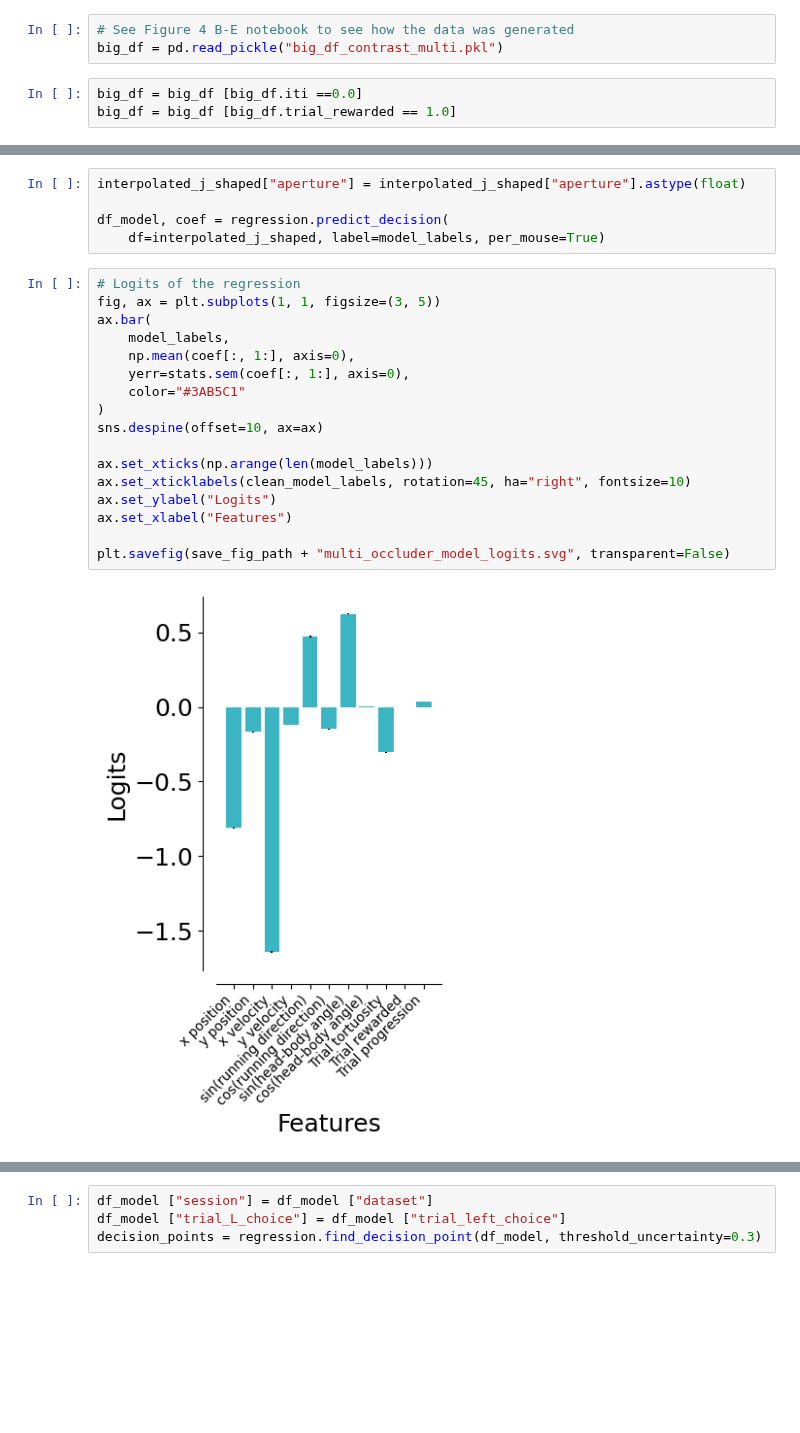
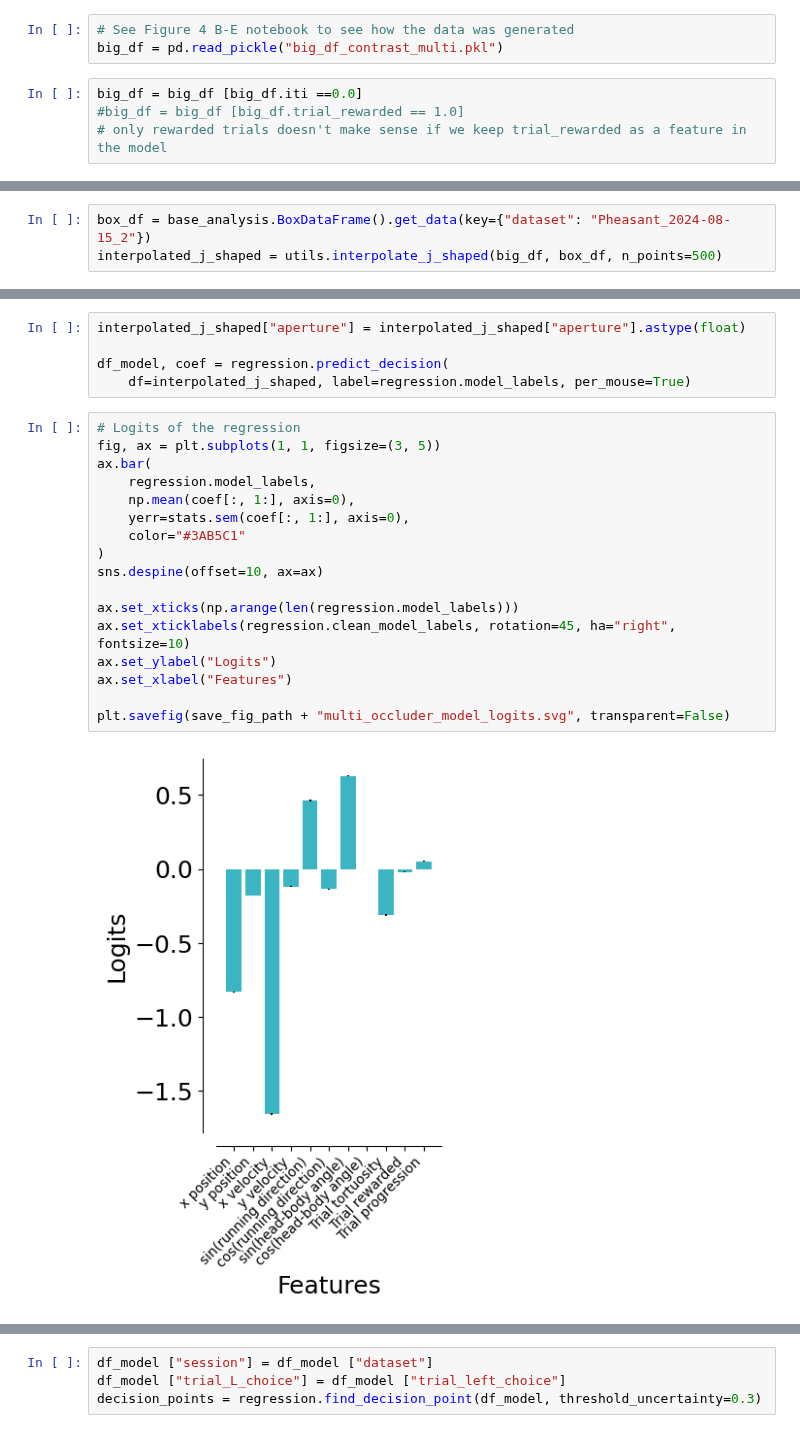
Before and after one commit to MMathisLab/FreelyMovingVR4Mice, a Jupyter notebook: dj_pipeline/notebooks/Paper_figures/Figure4F-G.ipynb, the cells around one changed output, grey strips where cells are left out. Saved outputs shown, nothing was run; the diff lists cells and outputs as text; blank space fills up the shorter version.

```diff
--- a/dj_pipeline/notebooks/Paper_figures/Figure4F-G.ipynb
+++ b/dj_pipeline/notebooks/Paper_figures/Figure4F-G.ipynb
@@ -56,4 +56,5 @@ save_fig_path =  "notebooks/Paper_figures/Figure_output/"
 big_df = pd.read_pickle("big_df_contrast_multi.pkl")
 # %%
 big_df = big_df [big_df.iti ==0.0]
-big_df = big_df [big_df.trial_rewarded == 1.0]
+#big_df = big_df [big_df.trial_rewarded == 1.0]
+# only rewarded trials doesn't make sense if we keep trial_rewarded as a feature in the model
@@ -104,3 +61,6 @@ interpolated_j_shaped["velocity_x_fliped"] = (
+# %%
+box_df = base_analysis.BoxDataFrame().get_data(key={"dataset": "Pheasant_2024-08-15_2"})
+interpolated_j_shaped = utils.interpolate_j_shaped(big_df, box_df, n_points=500)
 # %%
 fig, ax = plt.subplots(1, 1, figsize=(6, 5))
 ax = ax
@@ -161,26 +178,26 @@ clean_model_labels = [
 interpolated_j_shaped["aperture"] = interpolated_j_shaped["aperture"].astype(float)
 
 df_model, coef = regression.predict_decision(
-    df=interpolated_j_shaped, label=model_labels, per_mouse=True)
+    df=interpolated_j_shaped, label=regression.model_labels, per_mouse=True)
 # %%
 # Logits of the regression
 fig, ax = plt.subplots(1, 1, figsize=(3, 5))
 ax.bar(
-    model_labels,
+    regression.model_labels,
     np.mean(coef[:, 1:], axis=0),
     yerr=stats.sem(coef[:, 1:], axis=0),
     color="#3AB5C1"
 )
 sns.despine(offset=10, ax=ax)
 
-ax.set_xticks(np.arange(len(model_labels)))
-ax.set_xticklabels(clean_model_labels, rotation=45, ha="right", fontsize=10)
+ax.set_xticks(np.arange(len(regression.model_labels)))
+ax.set_xticklabels(regression.clean_model_labels, rotation=45, ha="right", fontsize=10)
 ax.set_ylabel("Logits")
 ax.set_xlabel("Features")
 
 plt.savefig(save_fig_path + "multi_occluder_model_logits.svg", transparent=False)
 # %% [output]
-[figure, old version]
+[figure, new version]
 # %%
 fig, ax = plt.subplots(1, 1, figsize=(8, 5))
 
```
Also changed, not shown: parts of 10 cells of this notebook, 6 other files.
